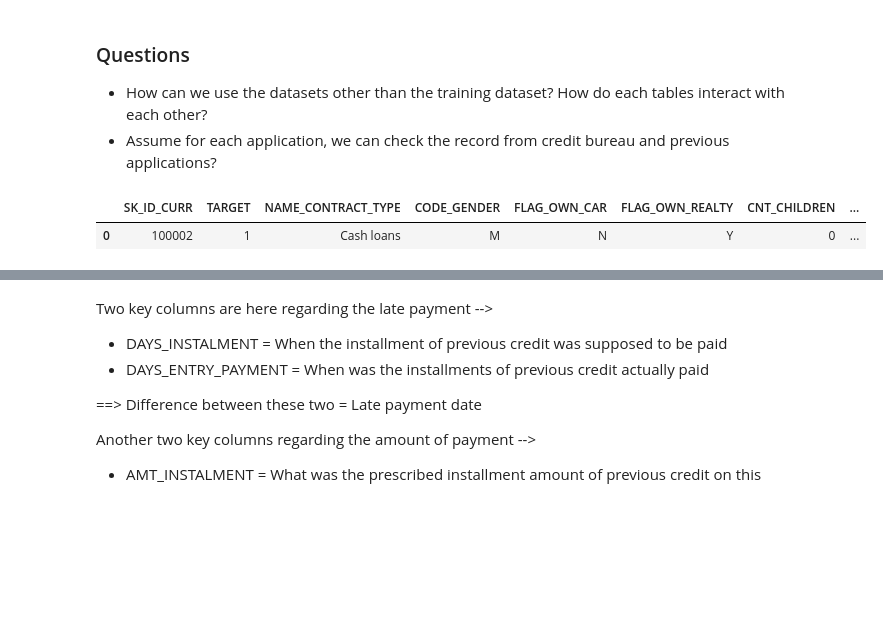
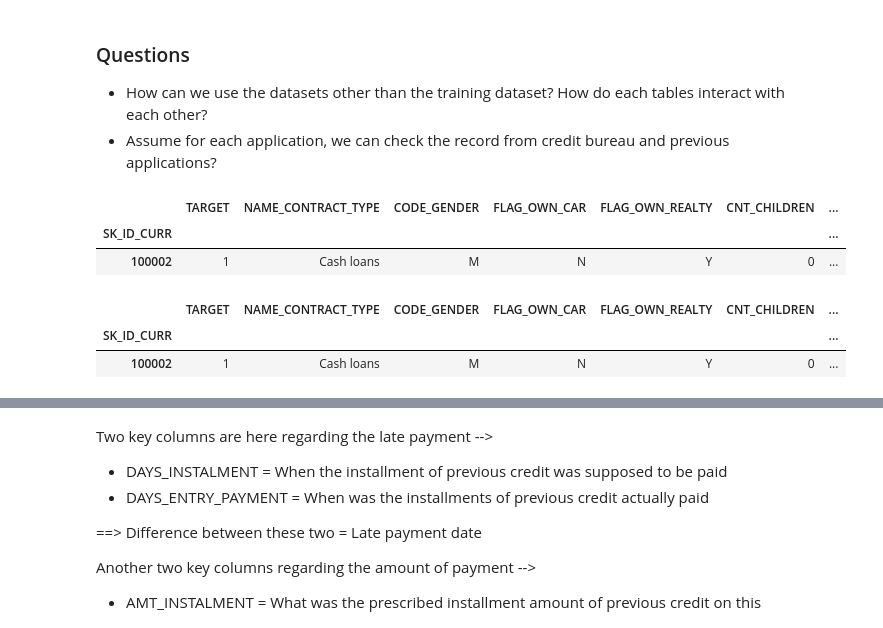
Before and after one commit to RLWH/Kaggle, a Jupyter notebook: Home Credit Group/Exploration.ipynb, the cells around one changed output, grey strips where cells are left out. Cells and saved outputs as stored; diff of their text form; code cells hidden in the pictures; blank space fills up the shorter version.

```diff
--- a/Home Credit Group/Exploration.ipynb
+++ b/Home Credit Group/Exploration.ipynb
@@ -124,3 +126,8 @@ train_dataset[train_dataset["SK_ID_CURR"] == 100006]
 # %% [output]
 |  | SK_ID_CURR | TARGET | NAME_CONTRACT_TYPE | CODE_GENDER | FLAG_OWN_CAR | FLAG_OWN_REALTY | CNT_CHILDREN | ... |
 | 3 | 100006 | 0 | Cash loans | F | N | Y | 0 | ... |
+# %%
+train_dataset.SK_ID_CURR = train_dataset.SK_ID_CURR.astype('int')
+# %%
+# Set SK_ID_CURR as index
+train_dataset = train_dataset.set_index("SK_ID_CURR")
@@ -612,7 +641,11 @@ installments_payments_dataset[installments_payments_dataset["SK_ID_CURR"] == 100
 # %%
 # For example, for a sample application 100002
 
-train_dataset[train_dataset["SK_ID_CURR"] == 100002]
+train_dataset[train_dataset.index == 100002]
 # %% [output]
-|  | SK_ID_CURR | TARGET | NAME_CONTRACT_TYPE | CODE_GENDER | FLAG_OWN_CAR | FLAG_OWN_REALTY | CNT_CHILDREN | ... |
-| 0 | 100002 | 1 | Cash loans | M | N | Y | 0 | ... |
+|  | TARGET | NAME_CONTRACT_TYPE | CODE_GENDER | FLAG_OWN_CAR | FLAG_OWN_REALTY | CNT_CHILDREN | ... |
+| SK_ID_CURR |  |  |  |  |  |  | ... |
+| 100002 | 1 | Cash loans | M | N | Y | 0 | ... |
+|  | TARGET | NAME_CONTRACT_TYPE | CODE_GENDER | FLAG_OWN_CAR | FLAG_OWN_REALTY | CNT_CHILDREN | ... |
+| SK_ID_CURR |  |  |  |  |  |  | ... |
+| 100002 | 1 | Cash loans | M | N | Y | 0 | ... |
```
Also changed, not shown: parts of 115 cells of this notebook, 2 other files.
